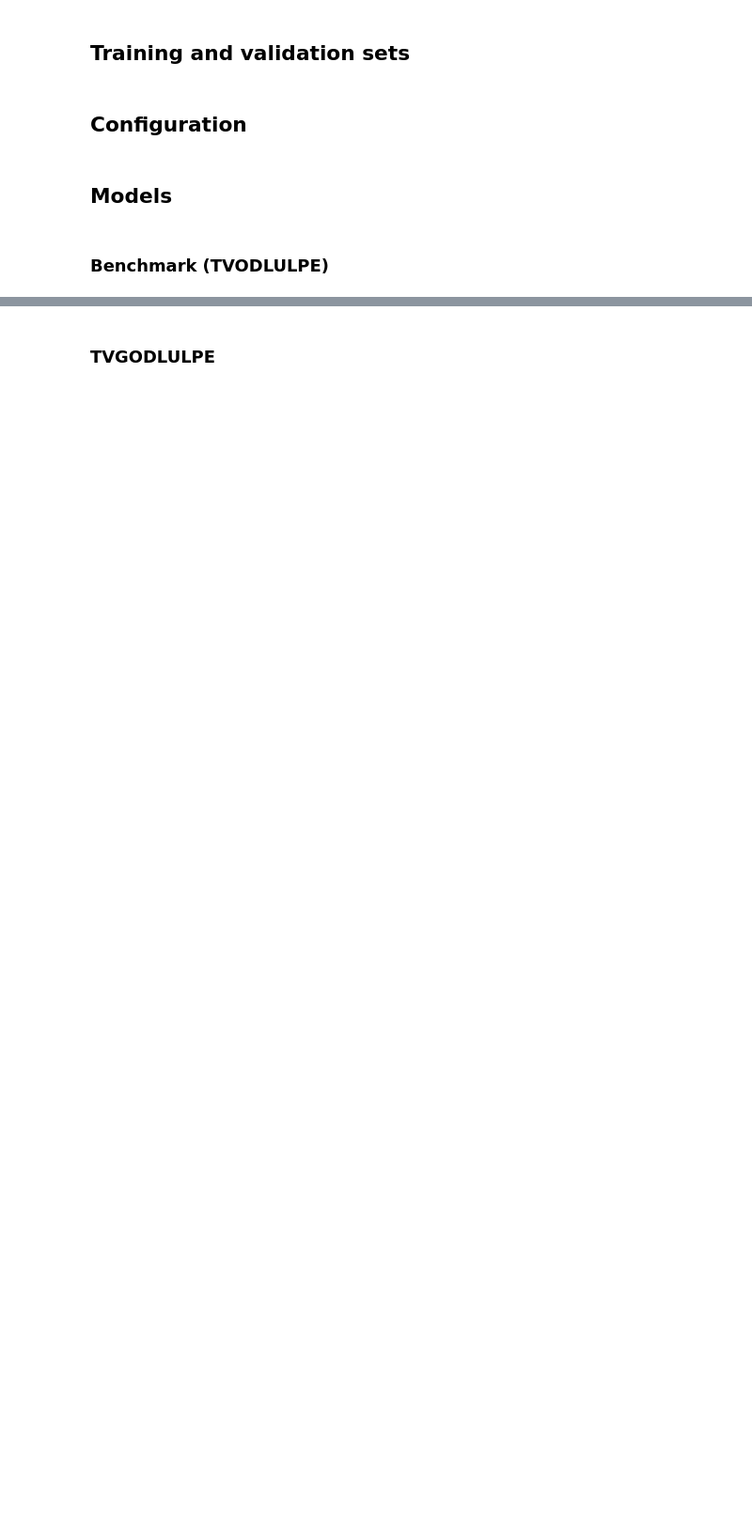
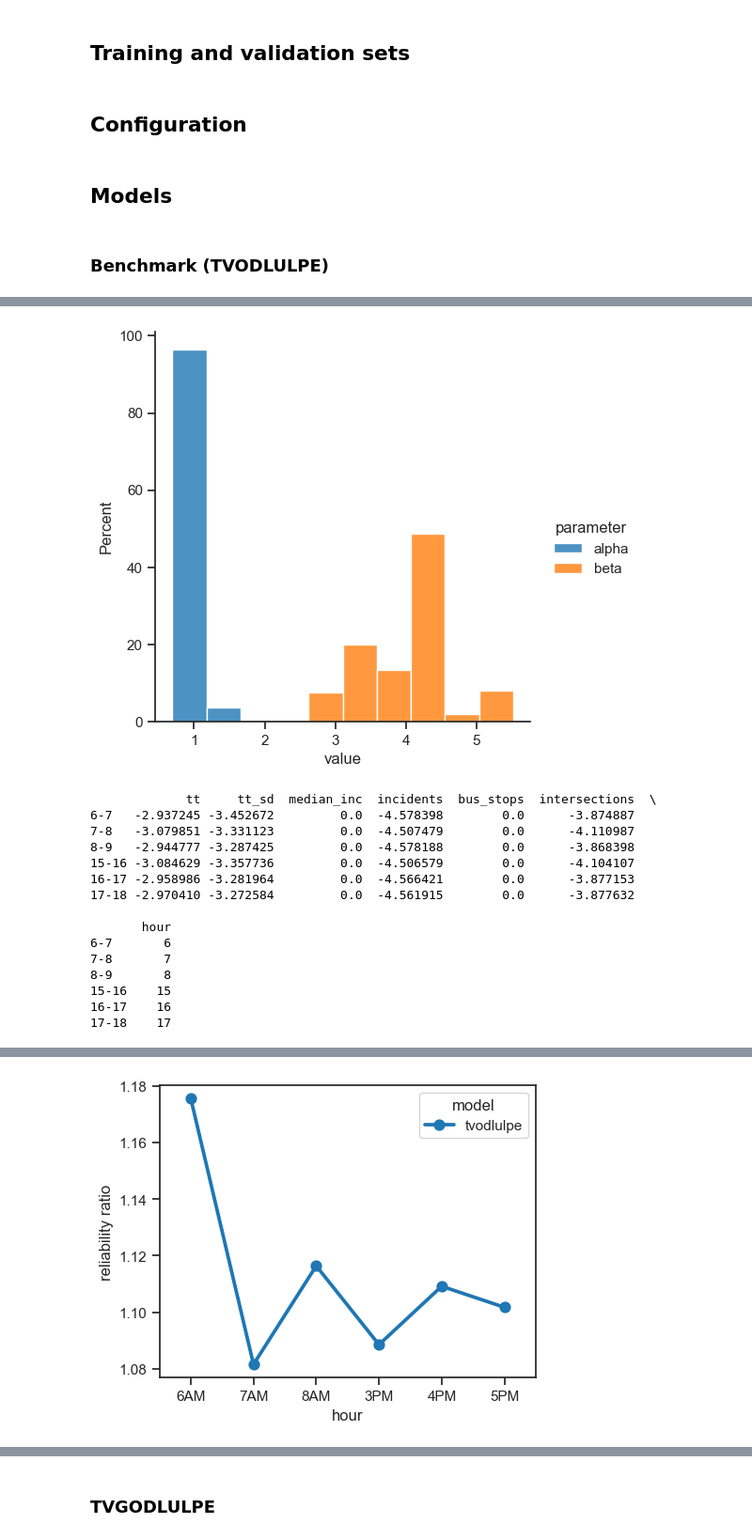
Before and after one commit to pabloguarda/nesuelogit, a Jupyter notebook: examples/notebooks/estimation-fresno.ipynb, the cells around one changed output, grey strips where cells are left out. Shown at 94% size. Saved outputs shown, nothing was run; the diff lists cells and outputs as text; code cells hidden in the pictures; blank space fills up the shorter version.

```diff
--- a/examples/notebooks/estimation-fresno.ipynb
+++ b/examples/notebooks/estimation-fresno.ipynb
@@ -396,39 +554,57 @@ plot_data = pd.melt(pd.DataFrame({'alpha': models['tvodlulpe'].performance_funct
 # fig, ax = plt.subplots(nrows=1, ncols=1, figsize = (5,4))
 # sns.histplot(plot_data, x="value", stat='density', hue="parameter", alpha =0.8, ax = ax, binwidth = 0.5)
 
-sns.displot(plot_data, x="value", kind="hist", stat='percent', common_norm=False, hue = "parameter", alpha=0.8, facet_kws=dict(sharey=False, sharex = False), binwidth = 0.5)
-
-plt.savefig('output/figures/results/fresno-distribution-link-performance-parameters-tvodlulpe.png')
-
-plt.show()
+try:
+    sns.displot(plot_data, x="value", kind="hist", stat='percent', common_norm=False, hue = "parameter", alpha=0.8, facet_kws=dict(sharey=False, sharex = False), binwidth = 0.5)
+    plt.savefig('output/figures/results/fresno-distribution-link-performance-parameters-tvodlulpe.png')
+    plt.show()
+except:
+    print('Distribution plot could not be shown')
 
 # Compute utility parameters over time (heatmap) and value of travel time reliability (lineplot)
 theta_df = plot_utility_parameters_periods(models['tvodlulpe'], period_keys = period_keys, period_feature='hour')
 
 print(theta_df)
 #print(theta_df.values)
 
 plot_rr_by_period(models['tvodlulpe'],period_keys, model_key = 'tvodlulpe', period_feature='hour')
 
 fig, ax = plt.subplots(nrows=1, ncols=1, figsize = (5,4))
 sns.histplot(pd.DataFrame({'fixed_effect': np.array(models['tvodlulpe'].fixed_effect)}), stat='density', x="fixed_effect", alpha=0.8, ax = ax, binwidth=0.5)
 plt.show()
 
 theta_df = plot_utility_parameters_periods(models['tvodlulpe'], period_keys=period_keys, period_feature='hour', plot = False).reset_index().\
     drop(['hour','index'], axis = 1).reset_index().rename(columns = {'index':'period'})
 
 # theta_df = pd.melt(theta_df.assign(rr = theta_df.apply(compute_rr, axis=1)), id_vars = 'period', var_name = 'parameter').assign(group = 'utility').\
 #     replace({'tt': 'travel time', 'tt_sd': 'std. travel time', 'rr': 'reliability ratio', 's': 'intersections', 'bus_stops': 'bus stops', 'median_inc': 'income'})
 
 theta_df = pd.melt(theta_df, id_vars = 'period', var_name = 'parameter').assign(group = 'utility').\
     replace({'tt': 'travel time', 'tt_sd': 'std. travel time', 'rr': 'reliability ratio', 's': 'intersections', 'bus_stops': 'bus stops', 'median_inc': 'income'})
 
 theta_df['hour'] = theta_df['period'].map({v:period_keys[period_keys.period_id == k]['hour'].iloc[0] for k,v in models['tvodlulpe'].period_dict.items()})
 
 fig, axs = plot_parameters(df = theta_df, n_cols_legend = 3, figsize = (6,5.5), hour_label = True)
 
 plt.axhline(0, linestyle ='dashed', color = 'black')
 
 plt.savefig('output/figures/results/fresno-utility-periods-tvodlulpe.png')
 
 plt.show()
+# %% [output]
+[figure, added]
+             tt     tt_sd  median_inc  incidents  bus_stops  intersections  \
+6-7   -2.937245 -3.452672         0.0  -4.578398        0.0      -3.874887
+7-8   -3.079851 -3.331123         0.0  -4.507479        0.0      -4.110987
+8-9   -2.944777 -3.287425         0.0  -4.578188        0.0      -3.868398
+15-16 -3.084629 -3.357736         0.0  -4.506579        0.0      -4.104107
+16-17 -2.958986 -3.281964         0.0  -4.566421        0.0      -3.877153
+17-18 -2.970410 -3.272584         0.0  -4.561915        0.0      -3.877632
+
+       hour
+6-7       6
+7-8       7
+8-9       8
+15-16    15
+16-17    16
+17-18    17
@@ -434,0 +612 @@ plt.show()
+[figure, added]
```
Also changed, not shown: parts of 56 cells of this notebook.
